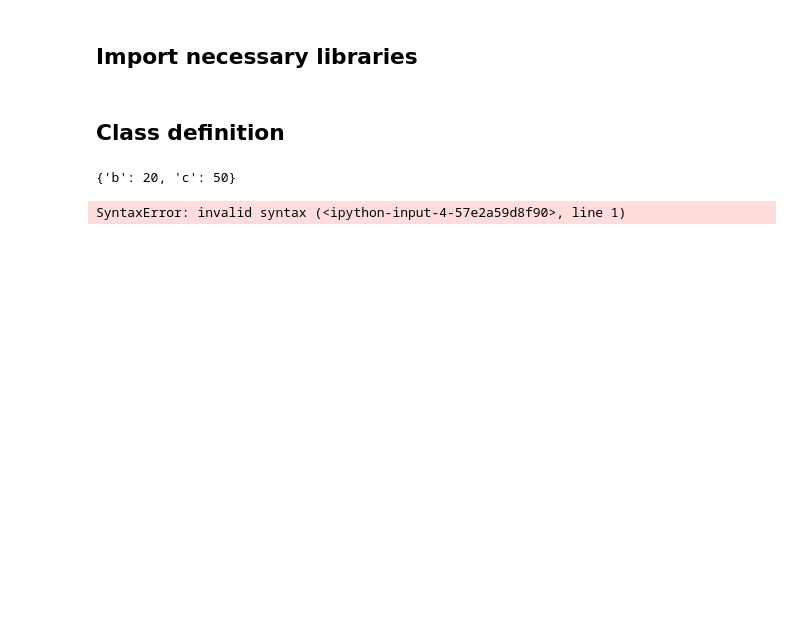
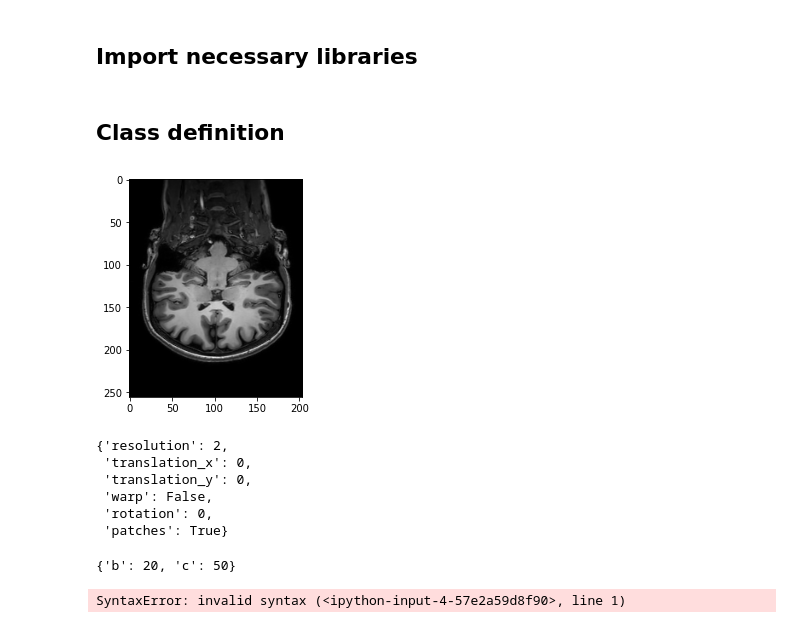
Before and after one commit to Lawreros/Super-Resolution, a Jupyter notebook: image_gen_class.ipynb, the cells around one changed output. Saved outputs shown, nothing was run; the diff lists cells and outputs as text; code cells hidden in the pictures; blank space fills up the shorter version.

```diff
--- a/image_gen_class.ipynb
+++ b/image_gen_class.ipynb
@@ -158,3 +165,18 @@ class sr_gen():
+# %%
+qq = sr_gen('./data/raw/nii_sub_HR/','./data/raw/output/')
+# %%
+qq.__view_sample__()
+# %% [output]
+[figure, added]
+# %%
+qq.get_template()
+# %% [output]
+{'resolution': 2,
+ 'translation_x': 0,
+ 'translation_y': 0,
+ 'warp': False,
+ 'rotation': 0,
+ 'patches': True}
 # %%
 test = sr_gen('./data/nii_HR_ax/','./data/nii_HR_sag/')
 test.inp_files
```
Also changed, not shown: parts of 3 cells of this notebook.
